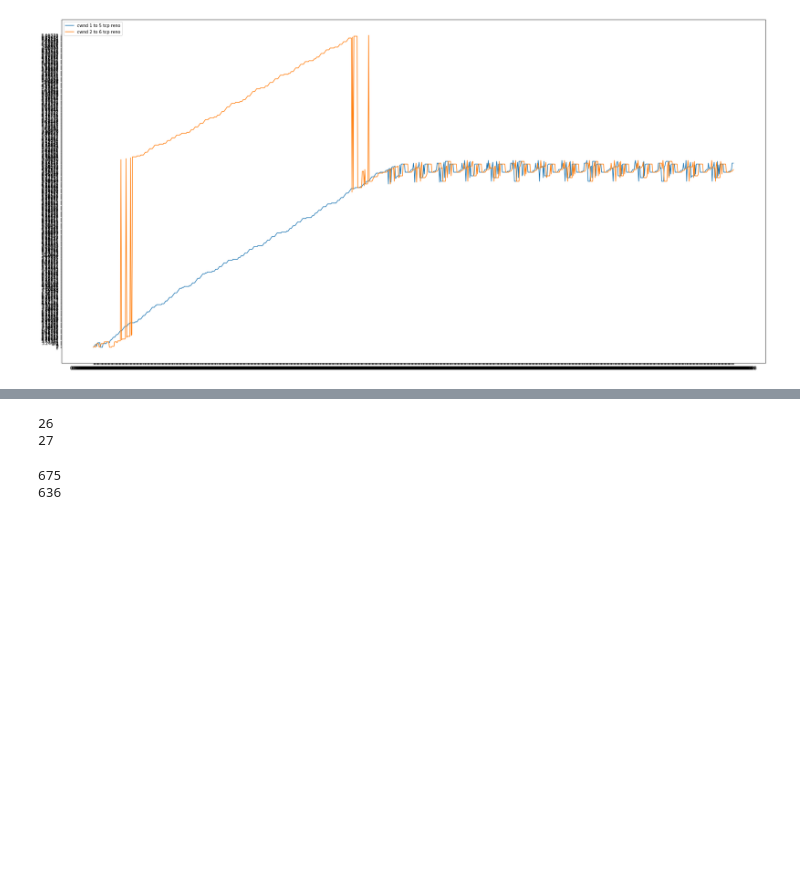
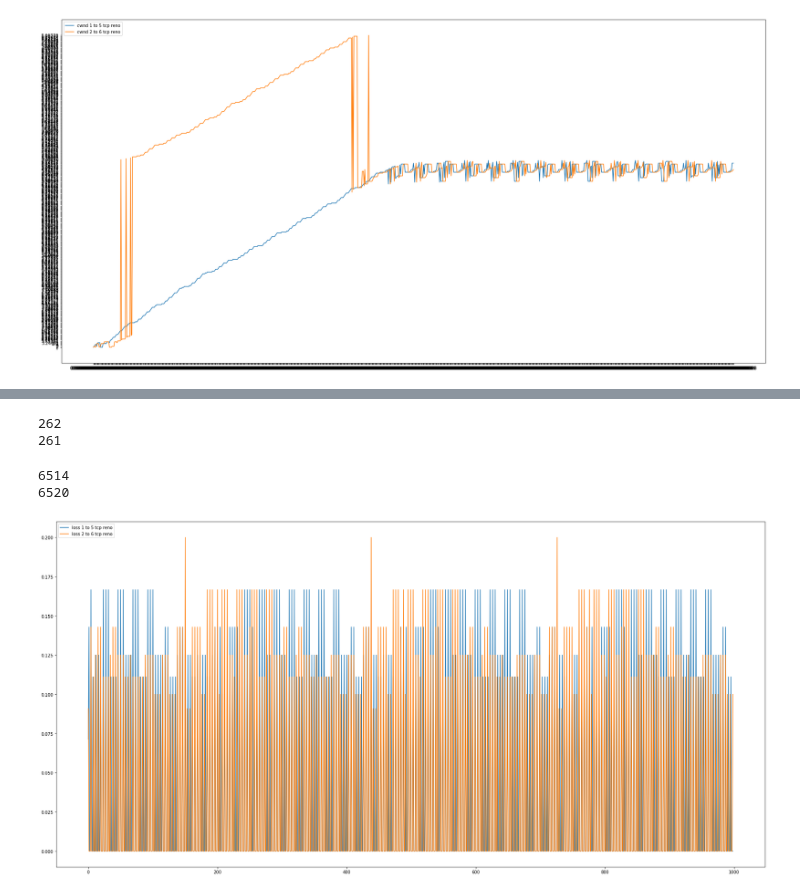
Before and after one commit to rastadayon/TCP-Congestion-Control-Analysis, a Jupyter notebook: CA2-Report.ipynb, the cells around one changed output, grey strips where cells are left out. Drawn from its saved outputs; the diff is of its cells as text; code cells hidden in the pictures; blank space fills up the shorter version.

```diff
--- a/CA2-Report.ipynb
+++ b/CA2-Report.ipynb
@@ -76,30 +78,61 @@ split_drop = list(map(lambda x: x[:-1].split(), content))
 drop_data = list(map(lambda x: x if 'd' in x else None, split_drop))
 drop_data = list(filter((None).__ne__, drop_data))
 
-drop_1 = list(map(lambda x: [x[1]] if x[7] == '0' else None, drop_data))
+drop_1 = list(map(lambda x: float(x[1]) if x[7] == '0' else None, drop_data))
 drop_1 = list(filter((None).__ne__, drop_1))
 
-drop_2 = list(map(lambda x: [x[1]] if x[7] == '1' else None, drop_data))
+drop_2 = list(map(lambda x: float(x[1]) if x[7] == '1' else None, drop_data))
 drop_2 = list(filter((None).__ne__, drop_2))
 
 print(len(drop_1))
 print(len(drop_2))
 # %% [output]
-26
-27
+262
+261
 # %%
 split_packet = list(map(lambda x: x[:-1].split(), content))
 packet_data = list(map(lambda x: x if '+' in x else None, split_packet))
 packet_data = list(filter((None).__ne__, packet_data))
 
-packet_1 = list(map(lambda x: [x[1]] if x[2] == '0' and x[3] == '2' else None, packet_data))
+packet_1 = list(map(lambda x: float(x[1]) if x[2] == '0' and x[3] == '2' else None, packet_data))
 packet_1 = list(filter((None).__ne__, packet_1))
 
-packet_2 = list(map(lambda x: [x[1]] if x[2] == '1' and x[3] == '2' else None, packet_data))
+packet_2 = list(map(lambda x: float(x[1]) if x[2] == '1' and x[3] == '2' else None, packet_data))
 packet_2 = list(filter((None).__ne__, packet_2))
 
 print(len(packet_1))
 print(len(packet_2))
 # %% [output]
-675
-636
+6514
+6520
+# %%
+time = list(np.arange(0.0, 999, 1))
+
+def get_packet_loss(lost_packets, packets):
+    packet_loss = []
+    j, k = 0 ,0
+    prev_i = 0
+    for i in np.arange(0.0, 1000.0, 1):
+        lost_num = 0
+        packets_num = 0
+        while(j < len(lost_packets) and lost_packets[j] < i):
+            lost_num += 1
+            j += 1
+        while(k < len(packets) and packets[k] < i):
+            packets_num += 1
+            k += 1
+        if(packets_num):
+            packet_loss.append(lost_num/packets_num)
+#         prev_i = i
+    return packet_loss
+packet_loss1 = get_packet_loss(drop_1, packet_1)
+packet_loss2 = get_packet_loss(drop_2, packet_2)
+# %%
+plt.figure(figsize=(30,15))
+plt.plot(time, packet_loss1)
+plt.plot(time, packet_loss2)
+plt.legend(['loss 1 to 5 tcp reno', 'loss 2 to 6 tcp reno'], loc='upper left')
+plt.show()
+# len(packet_loss2)
+# %% [output]
+[figure, added]
```
Also changed, not shown: parts of 3 cells of this notebook, 4 other files.
